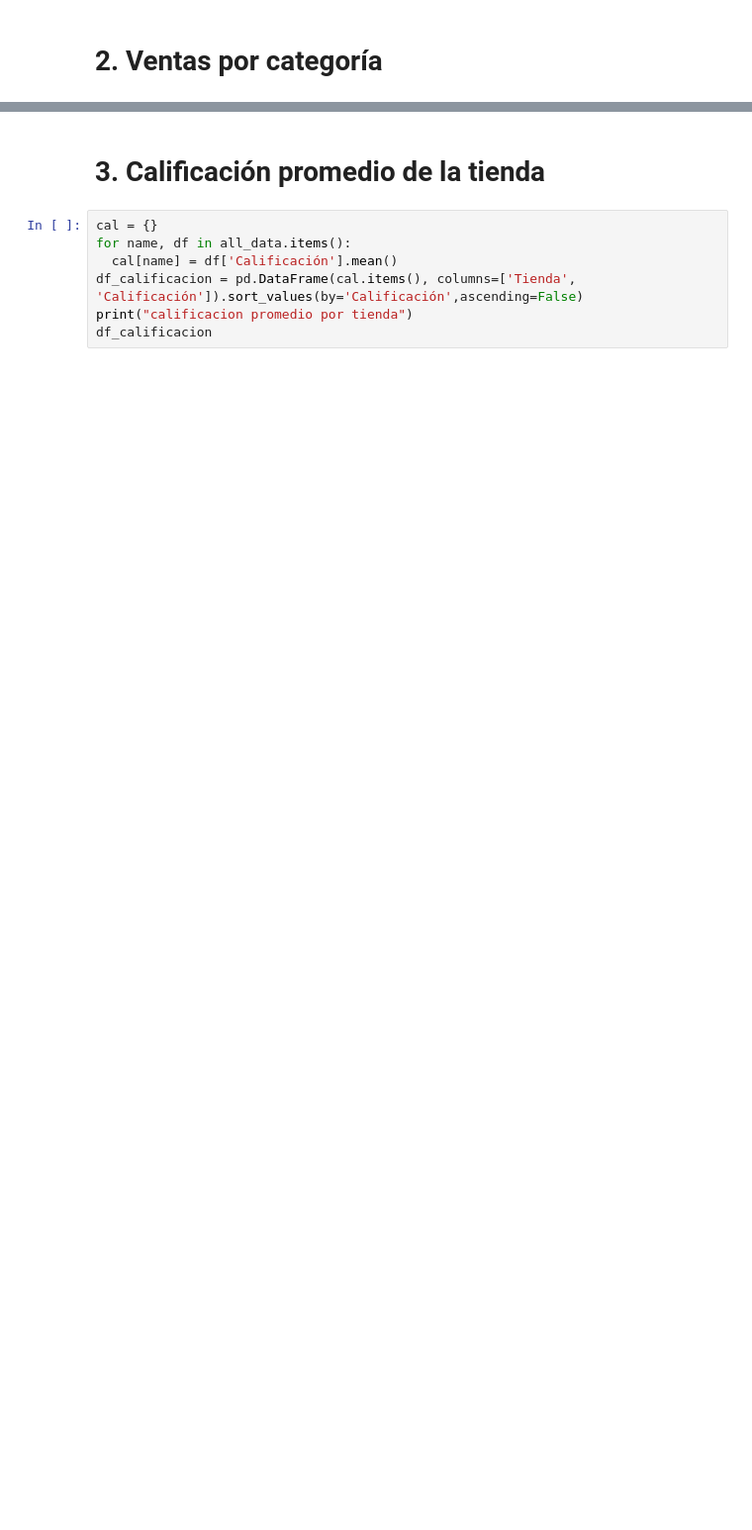
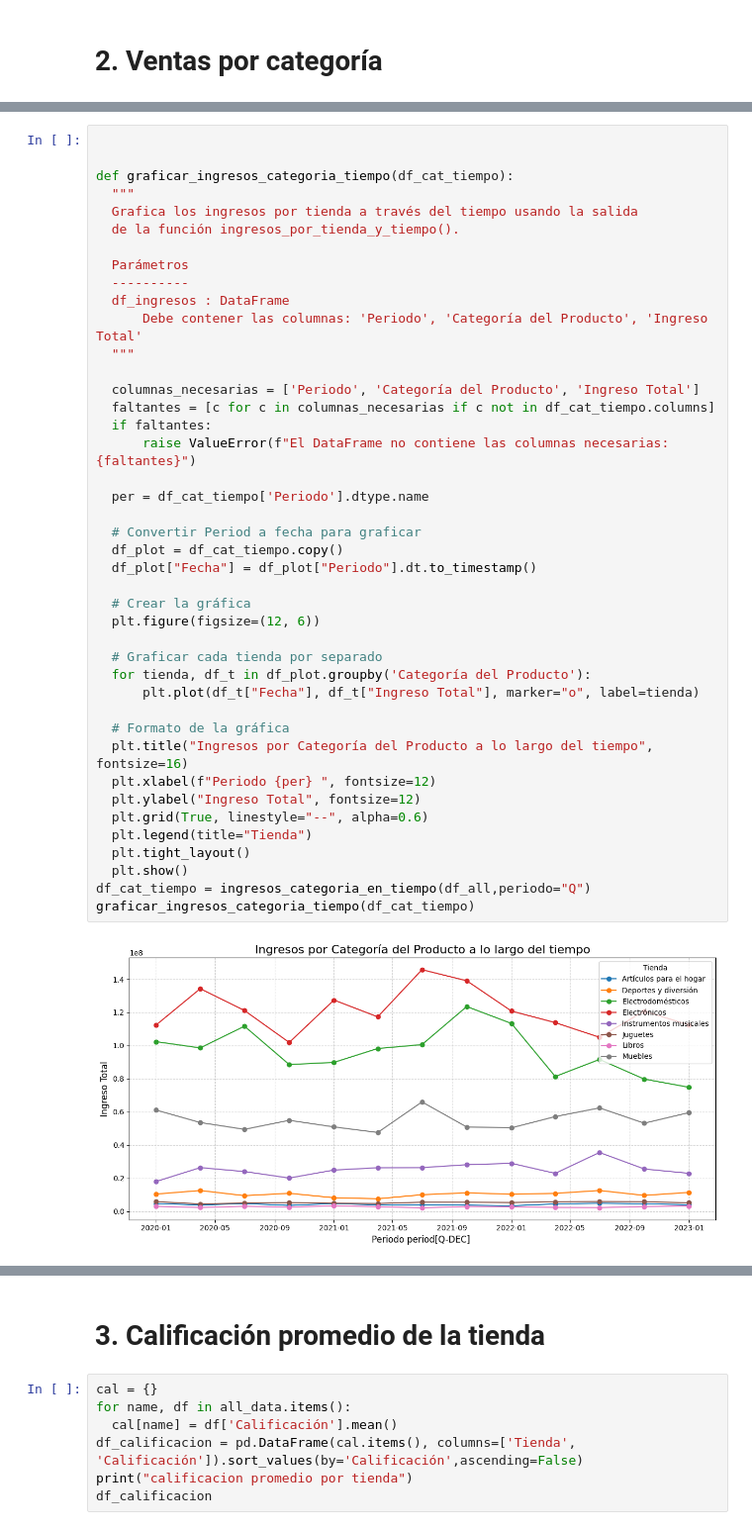
Before and after one commit to JCSR2022/challenge1-data-science-Alura, a Jupyter notebook: AluraStoreLatam.ipynb, the cells around one changed output, grey strips where cells are left out. Shown at 99% size. Drawn from its saved outputs; the diff is of its cells as text; blank space fills up the shorter version.

```diff
--- a/AluraStoreLatam.ipynb
+++ b/AluraStoreLatam.ipynb
@@ -639,0 +732,44 @@ df_ingresos
+# %%
+
+
+def graficar_ingresos_categoria_tiempo(df_cat_tiempo):
+  """
+  Grafica los ingresos por tienda a través del tiempo usando la salida
+  de la función ingresos_por_tienda_y_tiempo().
+
+  Parámetros
+  ----------
+  df_ingresos : DataFrame
+      Debe contener las columnas: 'Periodo', 'Categoría del Producto', 'Ingreso Total'
+  """
+
+  columnas_necesarias = ['Periodo', 'Categoría del Producto', 'Ingreso Total']
+  faltantes = [c for c in columnas_necesarias if c not in df_cat_tiempo.columns]
+  if faltantes:
+      raise ValueError(f"El DataFrame no contiene las columnas necesarias: {faltantes}")
+
+  per = df_cat_tiempo['Periodo'].dtype.name
+
+  # Convertir Period a fecha para graficar
+  df_plot = df_cat_tiempo.copy()
+  df_plot["Fecha"] = df_plot["Periodo"].dt.to_timestamp()
+
+  # Crear la gráfica
+  plt.figure(figsize=(12, 6))
+
+  # Graficar cada tienda por separado
+  for tienda, df_t in df_plot.groupby('Categoría del Producto'):
+      plt.plot(df_t["Fecha"], df_t["Ingreso Total"], marker="o", label=tienda)
+
+  # Formato de la gráfica
+  plt.title("Ingresos por Categoría del Producto a lo largo del tiempo", fontsize=16)
+  plt.xlabel(f"Periodo {per} ", fontsize=12)
+  plt.ylabel("Ingreso Total", fontsize=12)
+  plt.grid(True, linestyle="--", alpha=0.6)
+  plt.legend(title="Tienda")
+  plt.tight_layout()
+  plt.show()
+df_cat_tiempo = ingresos_categoria_en_tiempo(df_all,periodo="Q")
+graficar_ingresos_categoria_tiempo(df_cat_tiempo)
+# %% [output]
+[figure, added]
```
Also changed, not shown: parts of 25 cells of this notebook.
